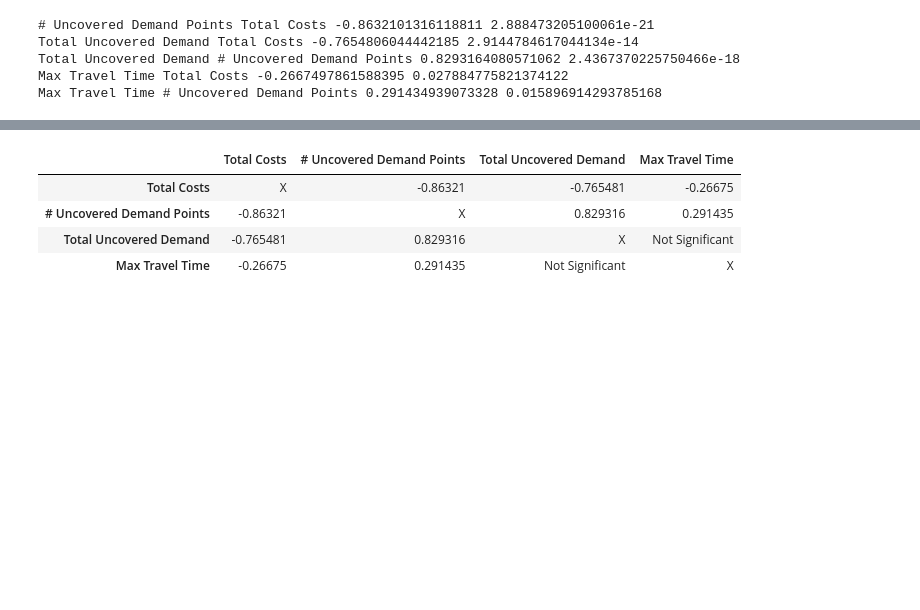
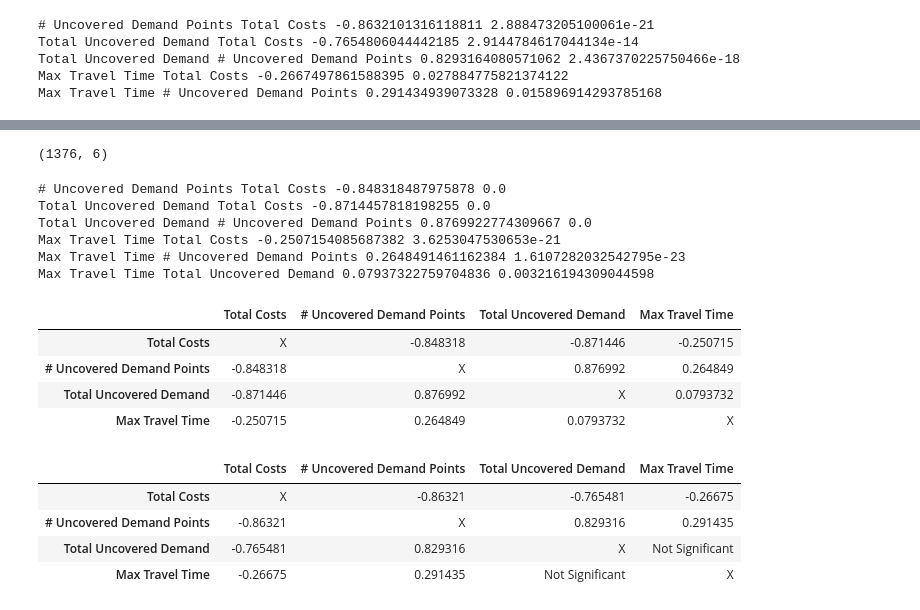
Before and after one commit to TRomijn/Thesis, a Jupyter notebook: Facility Location Model/Final Analysis 1 - Show Trade-offs - mpmordm solutions for perfect information- not Cleaned.ipynb, the cells around one changed output, grey strips where cells are left out. Saved outputs shown, nothing was run; the diff lists cells and outputs as text; code cells hidden in the pictures; blank space fills up the shorter version.

Commit message:
Small Data & Analysis changes

```diff
--- a/Facility Location Model/Final Analysis 1 - Show Trade-offs - mpmordm solutions for perfect information- not Cleaned.ipynb
+++ b/Facility Location Model/Final Analysis 1 - Show Trade-offs - mpmordm solutions for perfect information- not Cleaned.ipynb
@@ -336,3 +354,39 @@ Max Travel Time # Uncovered Demand Points 0.291434939073328 0.015896914293785168
+# %%
+testdf.shape
+# %% [output]
+(1376, 6)
+# %%
+tmpDF = pd.DataFrame(testdf[:,:4]).astype(float)
+tmpDF.columns = oois
+corr_matrix = tmpDF.corr()
+corr_matrix
+for col1 in tmpDF.columns:
+    for col2 in tmpDF.columns:
+        if col1 == col2:
+            corr_matrix.loc[col1,col2] = 'X'
+            break
+        corr, p = pearsonr(tmpDF[col1],tmpDF[col2])
+        if p < 0.05:
+            print (col1,col2,corr,p)
+        else:
+#             corr_matrix.set_value(col1,col2,0)
+#             corr_matrix.set_value(col2,col1,int(0))
+            corr_matrix.loc[col1,col2] = 'Not Significant'
+            corr_matrix.loc[col2,col1] = 'Not Significant'
+
+corr_matrix
+# %% [output]
+# Uncovered Demand Points Total Costs -0.848318487975878 0.0
+Total Uncovered Demand Total Costs -0.8714457818198255 0.0
+Total Uncovered Demand # Uncovered Demand Points 0.8769922774309667 0.0
+Max Travel Time Total Costs -0.2507154085687382 3.6253047530653e-21
+Max Travel Time # Uncovered Demand Points 0.2648491461162384 1.6107282032542795e-23
+Max Travel Time Total Uncovered Demand 0.07937322759704836 0.003216194309044598
+|  | Total Costs | # Uncovered Demand Points | Total Uncovered Demand | Max Travel Time |
+| Total Costs | X | -0.848318 | -0.871446 | -0.250715 |
+| # Uncovered Demand Points | -0.848318 | X | 0.876992 | 0.264849 |
+| Total Uncovered Demand | -0.871446 | 0.876992 | X | 0.0793732 |
+| Max Travel Time | -0.250715 | 0.264849 | 0.0793732 | X |
 # %%
 corr_matrix
 # %% [output]
```
Also changed, not shown: parts of 3 cells of this notebook, 12 other files.
